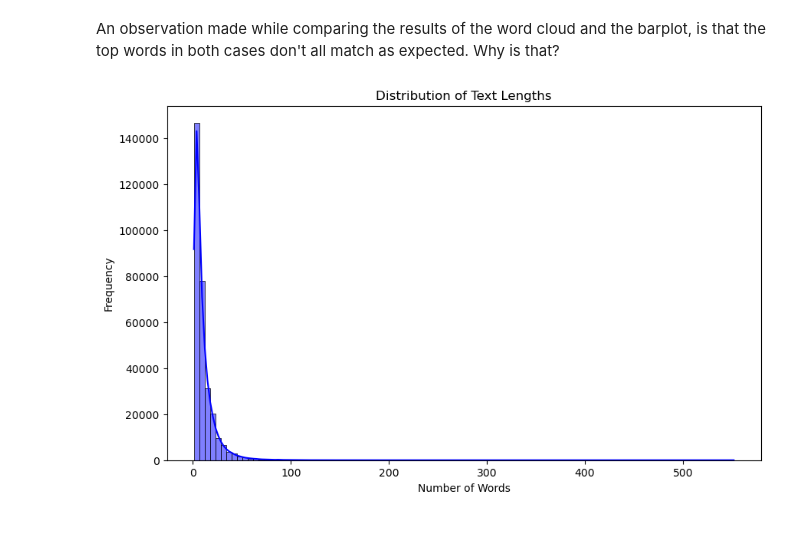
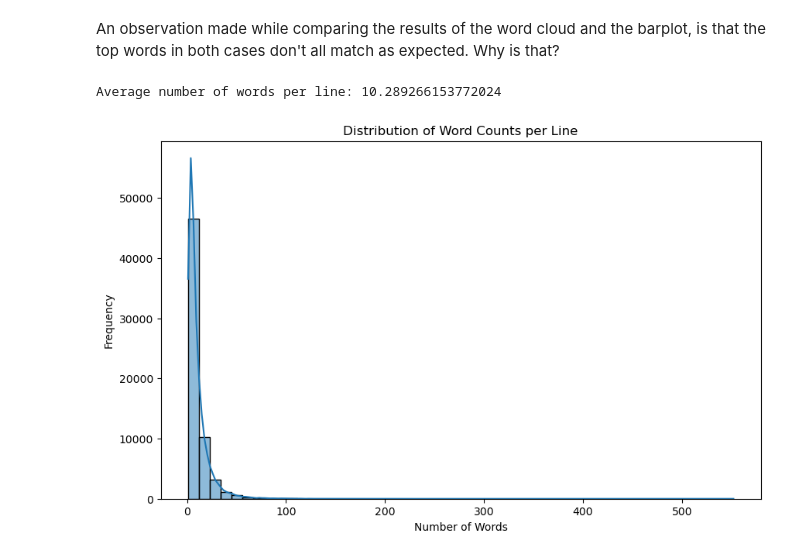
Before and after one commit to PhilipFelizarta/Generative_ChatBot_Final, a Jupyter notebook: EDA.ipynb, the cells around one changed output. Drawn from its saved outputs; the diff is of its cells as text; code cells hidden in the pictures; blank space fills up the shorter version.

```diff
--- a/EDA.ipynb
+++ b/EDA.ipynb
@@ -54,9 +85,17 @@ cleaned_lines_df['text_length'] = cleaned_lines_df['line_text'].apply(lambda x:
-# %%
-plt.figure(figsize=(10, 6))
-sns.histplot(cleaned_lines_df['text_length'], bins=100, kde=True, color='blue')
-plt.title("Distribution of Text Lengths")
-plt.xlabel("Number of Words")
-plt.ylabel("Frequency")
-plt.show()
-# %% [output]
-[figure, removed]
+# %%
+romantic_lines['word_count'] = romantic_lines['line_text'].apply(lambda x: len(x.split()))
+
+# Step 2: Calculate the average number of words per line
+average_word_count = romantic_lines['word_count'].mean()
+print(f"Average number of words per line: {average_word_count}")
+
+# Step 3: Plot the distribution of word counts
+plt.figure(figsize=(10, 6))
+sns.histplot(romantic_lines['word_count'], bins=50, kde=True)
+plt.title('Distribution of Word Counts per Line')
+plt.xlabel('Number of Words')
+plt.ylabel('Frequency')
+plt.show()
+# %% [output]
+Average number of words per line: 10.289266153772024
+[figure, added]
```
Also changed, not shown: parts of 9 cells of this notebook, 2 other files.
